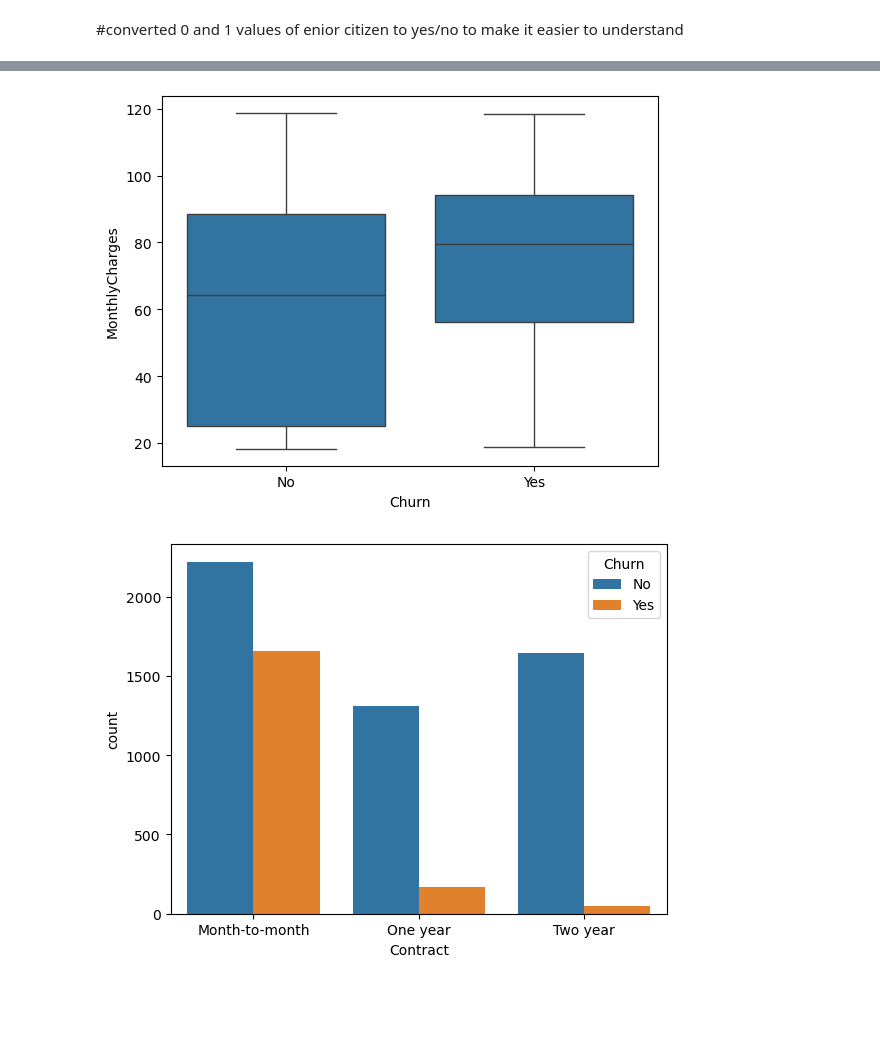
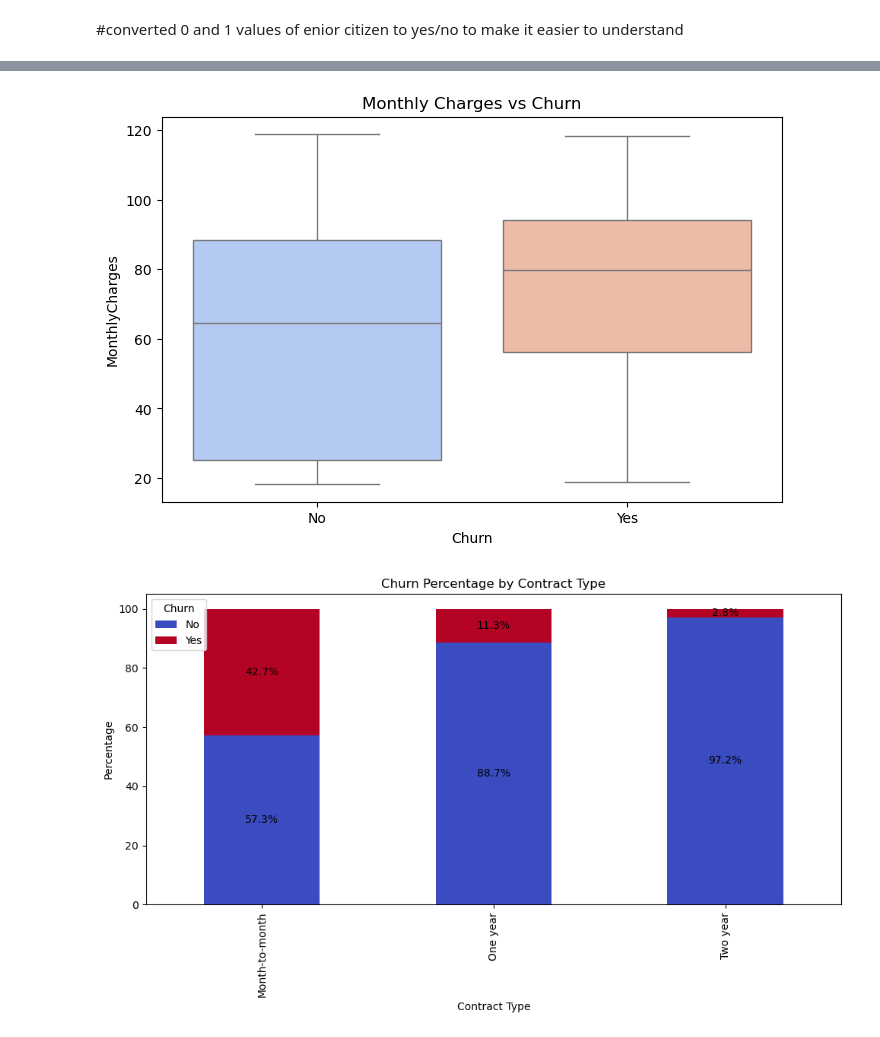
Before and after one commit to piyush-dataai/Customer-Churn-EDA, a Jupyter notebook: notebook/churn.ipynb, the cells around one changed output, grey strips where cells are left out. Cells and saved outputs as stored; diff of their text form; code cells hidden in the pictures; blank space fills up the shorter version.

```diff
--- a/notebook/churn.ipynb
+++ b/notebook/churn.ipynb
@@ -155,14 +161,41 @@ plt.show()
 # %%
-sns.boxplot(x="Churn", y="MonthlyCharges", data=df)
+plt.figure(figsize=(8,5))
+
+sns.boxplot(
+    x="Churn",
+    y="MonthlyCharges",
+    hue="Churn",
+    data=df,
+    palette="coolwarm",
+    legend=False
+)
+
+plt.title("Monthly Charges vs Churn")
 plt.show()
 # %% [output]
-[figure, old version]
+[figure, new version]
 # %%
+contract_churn = pd.crosstab(df["Contract"], df["Churn"], normalize="index") * 100
 
-sns.countplot(x="Contract", hue="Churn", data=df)
+ax = contract_churn.plot(
+    kind="bar",
+    stacked=True,
+    colormap="coolwarm",
+    figsize=(10,6)
+)
+
+plt.title("Churn Percentage by Contract Type")
+plt.xlabel("Contract Type")
+plt.ylabel("Percentage")
+
+for container in ax.containers:
+    ax.bar_label(container, fmt="%.1f%%", label_type="center")
+
+plt.legend(title="Churn")
+plt.tight_layout()
 plt.show()
 # %% [output]
-[figure, old version]
+[figure, new version]
 # %%
 plt.figure(figsize=(10,6))
 sns.heatmap(df.corr(numeric_only=True), annot=True, cmap="coolwarm")
```
Also changed, not shown: parts of 5 cells of this notebook.
